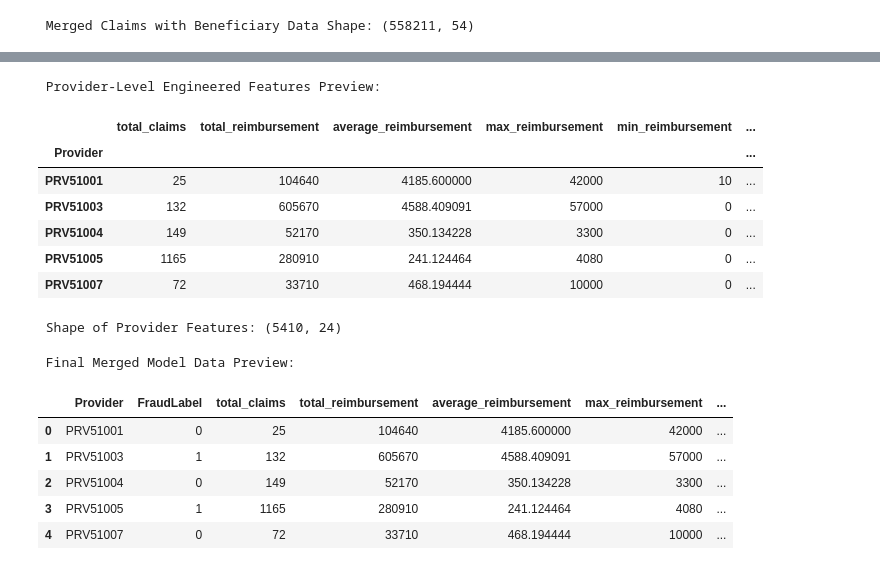
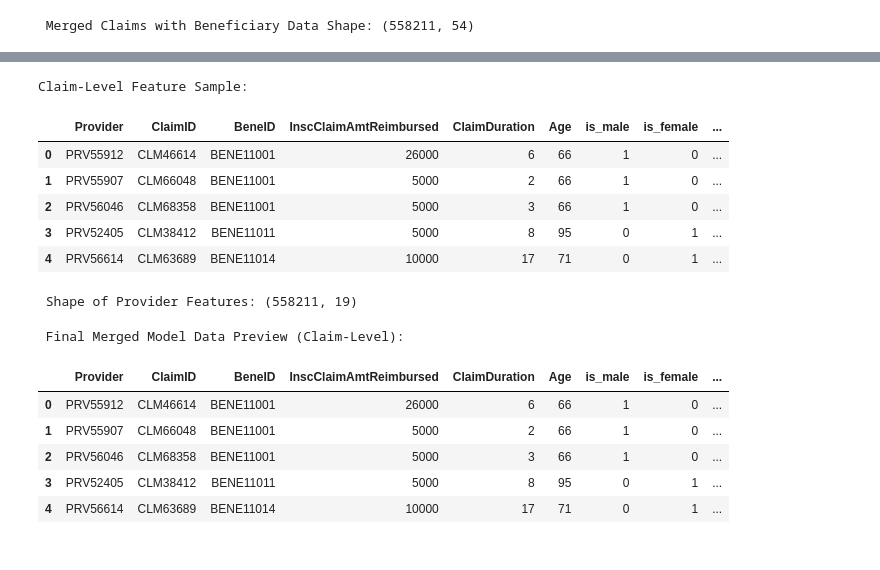
Before and after one commit to mubasshir00/health-insurance-fraud-detection, a Jupyter notebook: Random_forest.ipynb, the cells around one changed output, grey strips where cells are left out. Saved outputs shown, nothing was run; the diff lists cells and outputs as text; code cells hidden in the pictures.

Commit message:
data removed

```diff
--- a/Random_forest.ipynb
+++ b/Random_forest.ipynb
@@ -998,47 +986,45 @@ provider_features_df.fillna(0, inplace=True)
 # %%
-# Preview provider-level engineered features
-print("\n Provider-Level Engineered Features Preview:")
-display(provider_features_df.head())
+#  Preview
+print("\nClaim-Level Feature Sample:")
+display(claim_level_df.head())
 # %% [output]
- Provider-Level Engineered Features Preview:
+Claim-Level Feature Sample:
-|  | total_claims | total_reimbursement | average_reimbursement | max_reimbursement | min_reimbursement | ... |
-| Provider |  |  |  |  |  | ... |
-| PRV51001 | 25 | 104640 | 4185.600000 | 42000 | 10 | ... |
-| PRV51003 | 132 | 605670 | 4588.409091 | 57000 | 0 | ... |
-| PRV51004 | 149 | 52170 | 350.134228 | 3300 | 0 | ... |
-| PRV51005 | 1165 | 280910 | 241.124464 | 4080 | 0 | ... |
-| PRV51007 | 72 | 33710 | 468.194444 | 10000 | 0 | ... |
+|  | Provider | ClaimID | BeneID | InscClaimAmtReimbursed | ClaimDuration | Age | is_male | is_female | ... |
+| 0 | PRV55912 | CLM46614 | BENE11001 | 26000 | 6 | 66 | 1 | 0 | ... |
+| 1 | PRV55907 | CLM66048 | BENE11001 | 5000 | 2 | 66 | 1 | 0 | ... |
+| 2 | PRV56046 | CLM68358 | BENE11001 | 5000 | 3 | 66 | 1 | 0 | ... |
+| 3 | PRV52405 | CLM38412 | BENE11011 | 5000 | 8 | 95 | 0 | 1 | ... |
+| 4 | PRV56614 | CLM63689 | BENE11014 | 10000 | 17 | 71 | 0 | 1 | ... |
 # %%
-print("\n Shape of Provider Features:", provider_features_df.shape)
+print("\n Shape of Provider Features:", claim_level_df.shape)
 # %% [output]
- Shape of Provider Features: (5410, 24)
+ Shape of Provider Features: (558211, 19)
 # %%
 # Merging with Fraud Labels for Model Training
 # %%
-# Ensure fraud label is encoded in main_claim_df
+#  Ensure fraud label is encoded in main_claim_df (train data)
 main_claim_df['FraudLabel'] = main_claim_df['PotentialFraud'].map({'Yes': 1, 'No': 0})
 
-# Merge provider features with fraud labels
+#  Merge fraud labels with claim-level features using 'Provider'
 model_df = pd.merge(
+    claim_level_df,
     main_claim_df[['Provider', 'FraudLabel']],
-    provider_features_df,
-    left_on='Provider',
-    right_index=True,
-    how='left'
+    on='Provider',
+    how='left'  # keep all claims, even if label is missing
 )
 
-# Fill any potential NaN values (e.g., providers with no claims)
+#  Fill any missing values (e.g., missing labels or features)
 model_df.fillna(0, inplace=True)
 
-#  Check merge results
-print("\n Final Merged Model Data Preview:")
+#  Preview
+print("\n Final Merged Model Data Preview (Claim-Level):")
 display(model_df.head())
 # %% [output]
- Final Merged Model Data Preview:
+ Final Merged Model Data Preview (Claim-Level):
-|  | Provider | FraudLabel | total_claims | total_reimbursement | average_reimbursement | max_reimbursement | ... |
-| 0 | PRV51001 | 0 | 25 | 104640 | 4185.600000 | 42000 | ... |
-| 1 | PRV51003 | 1 | 132 | 605670 | 4588.409091 | 57000 | ... |
-| 2 | PRV51004 | 0 | 149 | 52170 | 350.134228 | 3300 | ... |
-| 3 | PRV51005 | 1 | 1165 | 280910 | 241.124464 | 4080 | ... |
-| 4 | PRV51007 | 0 | 72 | 33710 | 468.194444 | 10000 | ... |
+|  | Provider | ClaimID | BeneID | InscClaimAmtReimbursed | ClaimDuration | Age | is_male | is_female | ... |
+| 0 | PRV55912 | CLM46614 | BENE11001 | 26000 | 6 | 66 | 1 | 0 | ... |
+| 1 | PRV55907 | CLM66048 | BENE11001 | 5000 | 2 | 66 | 1 | 0 | ... |
+| 2 | PRV56046 | CLM68358 | BENE11001 | 5000 | 3 | 66 | 1 | 0 | ... |
+| 3 | PRV52405 | CLM38412 | BENE11011 | 5000 | 8 | 95 | 0 | 1 | ... |
+| 4 | PRV56614 | CLM63689 | BENE11014 | 10000 | 17 | 71 | 0 | 1 | ... |
 # %%
```
Also changed, not shown: parts of 16 cells of this notebook, 2 other files.
